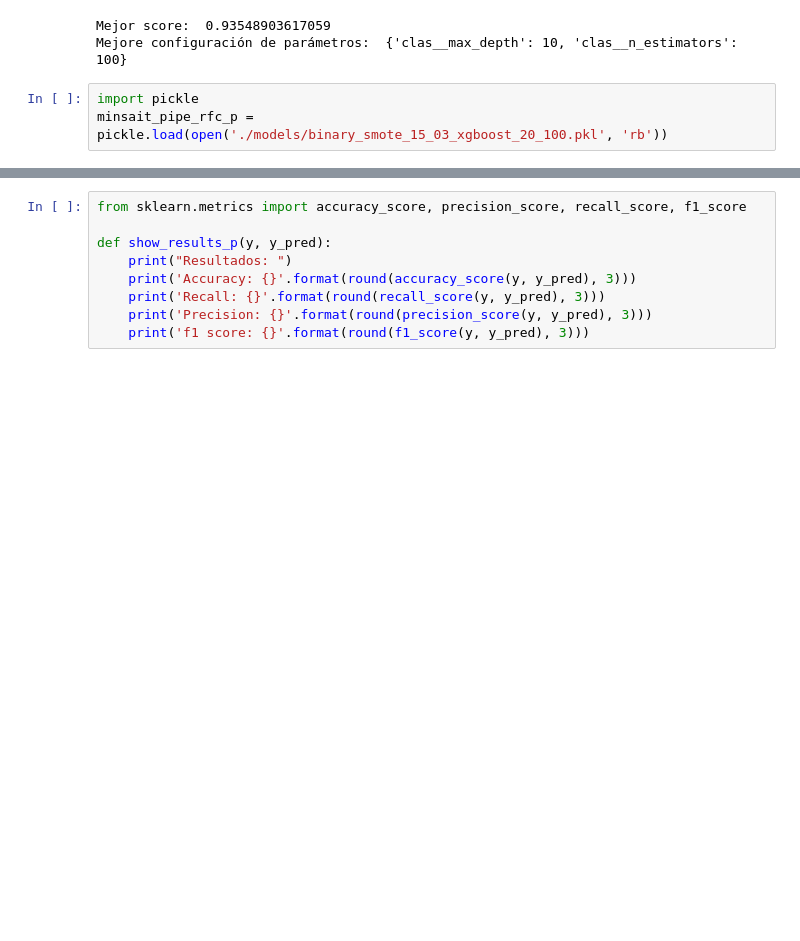
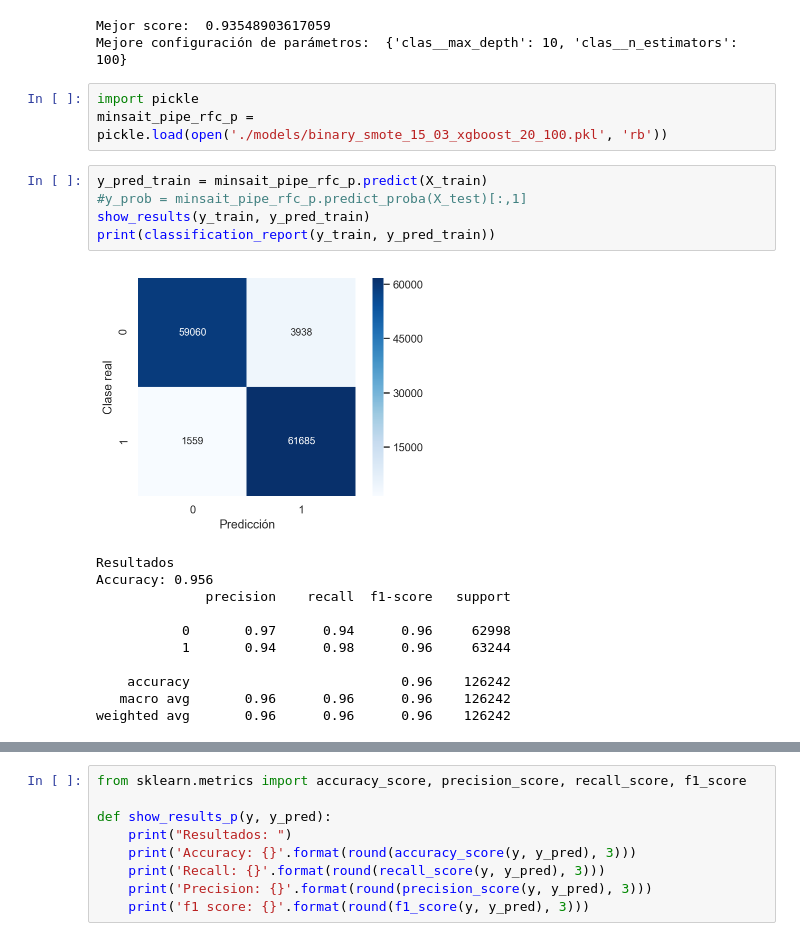
Before and after one commit to cifucg/minsait_land_classification, a Jupyter notebook: SMOTE.ipynb, the cells around one changed output, grey strips where cells are left out. Drawn from its saved outputs; the diff is of its cells as text; blank space fills up the shorter version.

```diff
--- a/SMOTE.ipynb
+++ b/SMOTE.ipynb
@@ -178,5 +178,22 @@ Mejore configuración de parámetros:  {'clas__max_depth': 10, 'clas__n_estimato
 # %%
 import pickle
 minsait_pipe_rfc_p = pickle.load(open('./models/binary_smote_15_03_xgboost_20_100.pkl', 'rb'))
+# %%
+y_pred_train = minsait_pipe_rfc_p.predict(X_train)
+#y_prob = minsait_pipe_rfc_p.predict_proba(X_test)[:,1]
+show_results(y_train, y_pred_train)
+print(classification_report(y_train, y_pred_train))
+# %% [output]
+[figure, added]
+Resultados
+Accuracy: 0.956
+              precision    recall  f1-score   support
+
+           0       0.97      0.94      0.96     62998
+           1       0.94      0.98      0.96     63244
+
+    accuracy                           0.96    126242
+   macro avg       0.96      0.96      0.96    126242
+weighted avg       0.96      0.96      0.96    126242
 # %%
 y_pred = minsait_pipe_rfc_p.predict(X_test)
```
Also changed, not shown: parts of 1 cell of this notebook, 2 other files.
